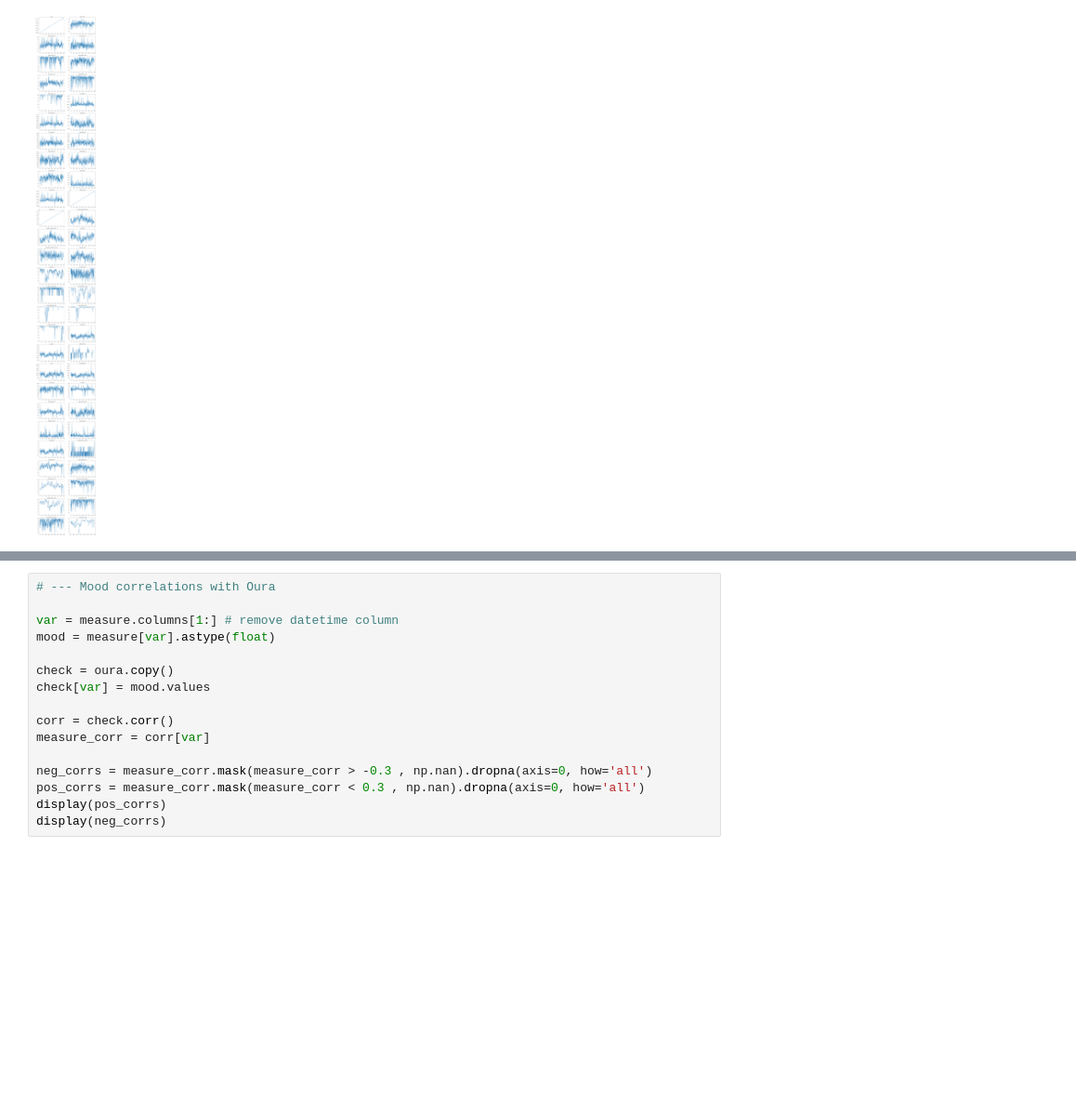
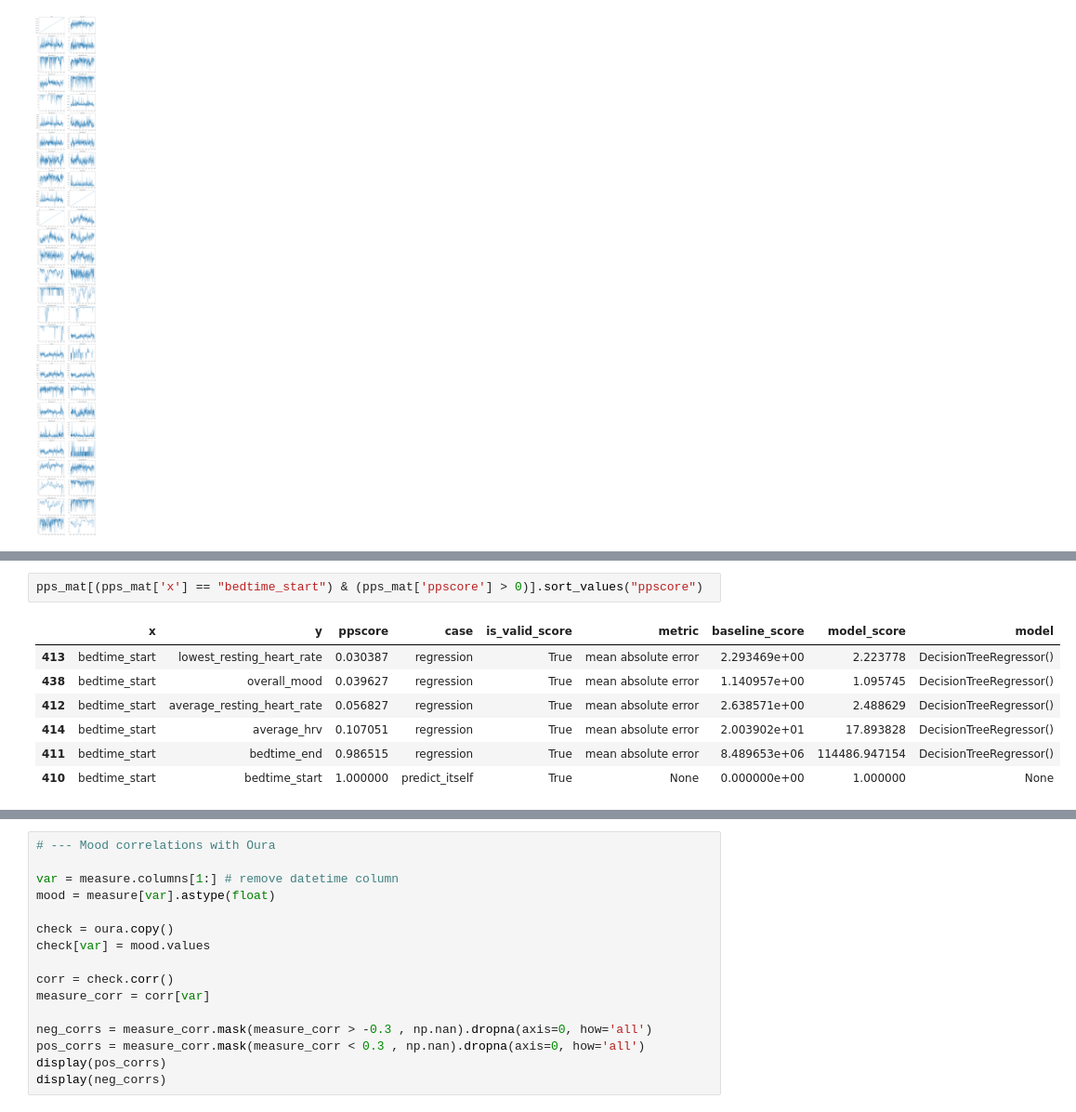
Before and after one commit to jthk1618/coffee-hypothesis, a Jupyter notebook: oura_data_analysis.ipynb, the cells around one changed output, grey strips where cells are left out. Shown at 93% size. Drawn from its saved outputs; the diff is of its cells as text; blank space fills up the shorter version.

```diff
--- a/oura_data_analysis.ipynb
+++ b/oura_data_analysis.ipynb
@@ -358,0 +437,10 @@ sns.heatmap(corr, annot=False, mask = mask, cmap=cmap);
+# %%
+pps_mat[(pps_mat['x'] == "bedtime_start") & (pps_mat['ppscore'] > 0)].sort_values("ppscore")
+# %% [output]
+|  | x | y | ppscore | case | is_valid_score | metric | baseline_score | model_score | model |
+| 413 | bedtime_start | lowest_resting_heart_rate | 0.030387 | regression | True | mean absolute error | 2.293469e+00 | 2.223778 | DecisionTreeRegressor() |
+| 438 | bedtime_start | overall_mood | 0.039627 | regression | True | mean absolute error | 1.140957e+00 | 1.095745 | DecisionTreeRegressor() |
+| 412 | bedtime_start | average_resting_heart_rate | 0.056827 | regression | True | mean absolute error | 2.638571e+00 | 2.488629 | DecisionTreeRegressor() |
+| 414 | bedtime_start | average_hrv | 0.107051 | regression | True | mean absolute error | 2.003902e+01 | 17.893828 | DecisionTreeRegressor() |
+| 411 | bedtime_start | bedtime_end | 0.986515 | regression | True | mean absolute error | 8.489653e+06 | 114486.947154 | DecisionTreeRegressor() |
+| 410 | bedtime_start | bedtime_start | 1.000000 | predict_itself | True | None | 0.000000e+00 | 1.000000 | None |
```
Also changed, not shown: parts of 15 cells of this notebook, 2 other files.
